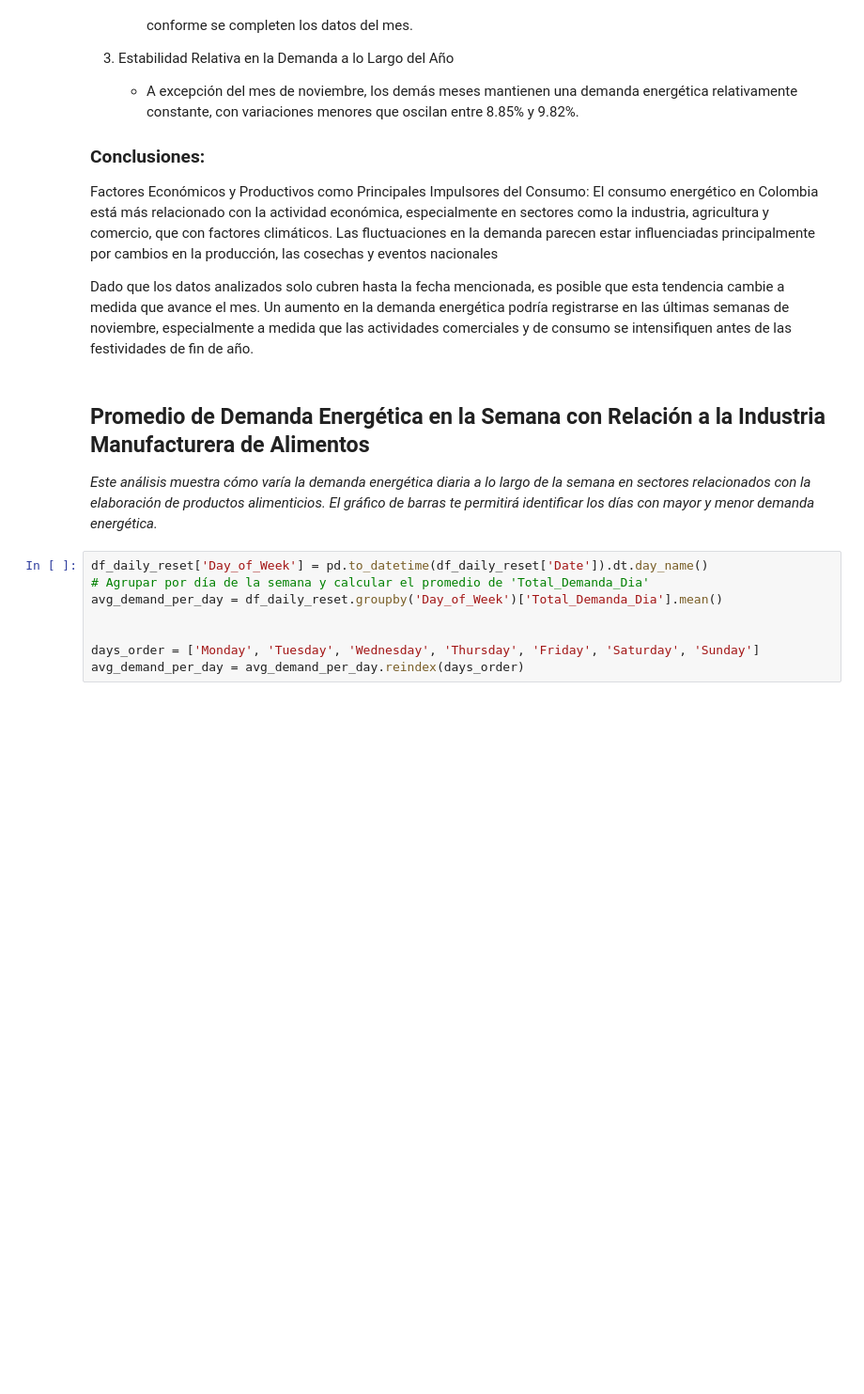
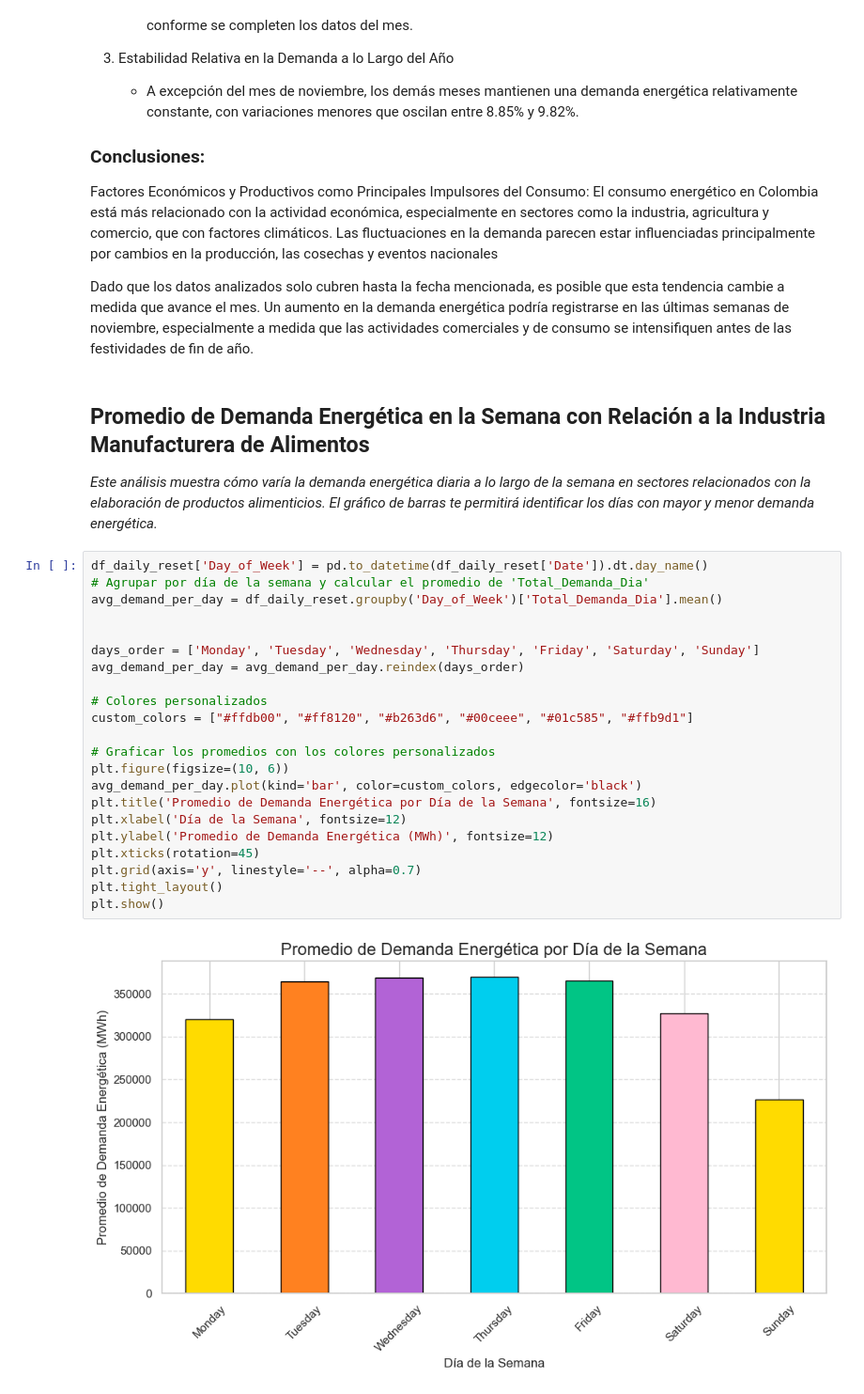
Before and after one commit to S00LEY/Talento-B_-Ing-Data, a Jupyter notebook: DemaComeNoReg_CIIU_Alimentos_2024.ipynb, the cells around one changed output. Shown at 94% size. Cells and saved outputs as stored; diff of their text form; blank space fills up the shorter version.

Commit message:
:chart_with_upwards_trend: Promedio de la demanda energética por día de la semana con colores personalizados

```diff
--- a/DemaComeNoReg_CIIU_Alimentos_2024.ipynb
+++ b/DemaComeNoReg_CIIU_Alimentos_2024.ipynb
@@ -416,8 +416,24 @@ _Este análisis muestra cómo varía la demanda energética diaria a lo largo de
 # %%
 df_daily_reset['Day_of_Week'] = pd.to_datetime(df_daily_reset['Date']).dt.day_name()
 # Agrupar por día de la semana y calcular el promedio de 'Total_Demanda_Dia'
 avg_demand_per_day = df_daily_reset.groupby('Day_of_Week')['Total_Demanda_Dia'].mean()
 
 
 days_order = ['Monday', 'Tuesday', 'Wednesday', 'Thursday', 'Friday', 'Saturday', 'Sunday']
 avg_demand_per_day = avg_demand_per_day.reindex(days_order)
+
+# Colores personalizados
+custom_colors = ["#ffdb00", "#ff8120", "#b263d6", "#00ceee", "#01c585", "#ffb9d1"]
+
+# Graficar los promedios con los colores personalizados
+plt.figure(figsize=(10, 6))
+avg_demand_per_day.plot(kind='bar', color=custom_colors, edgecolor='black')
+plt.title('Promedio de Demanda Energética por Día de la Semana', fontsize=16)
+plt.xlabel('Día de la Semana', fontsize=12)
+plt.ylabel('Promedio de Demanda Energética (MWh)', fontsize=12)
+plt.xticks(rotation=45)
+plt.grid(axis='y', linestyle='--', alpha=0.7)
+plt.tight_layout()
+plt.show()
+# %% [output]
+[figure, added]
```
Also changed, not shown: parts of 2 cells of this notebook, 1 other file.
